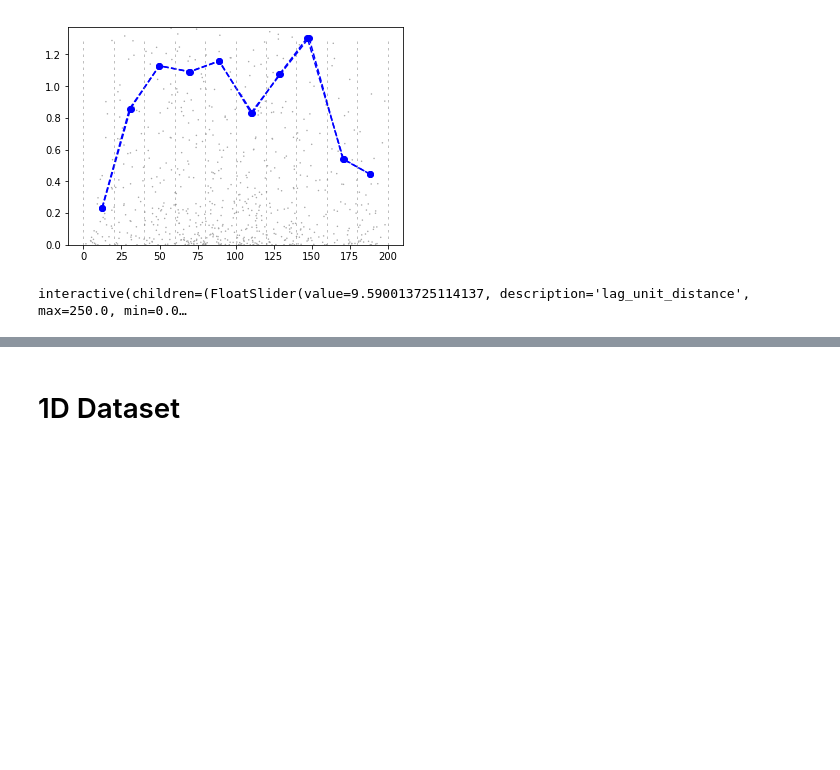
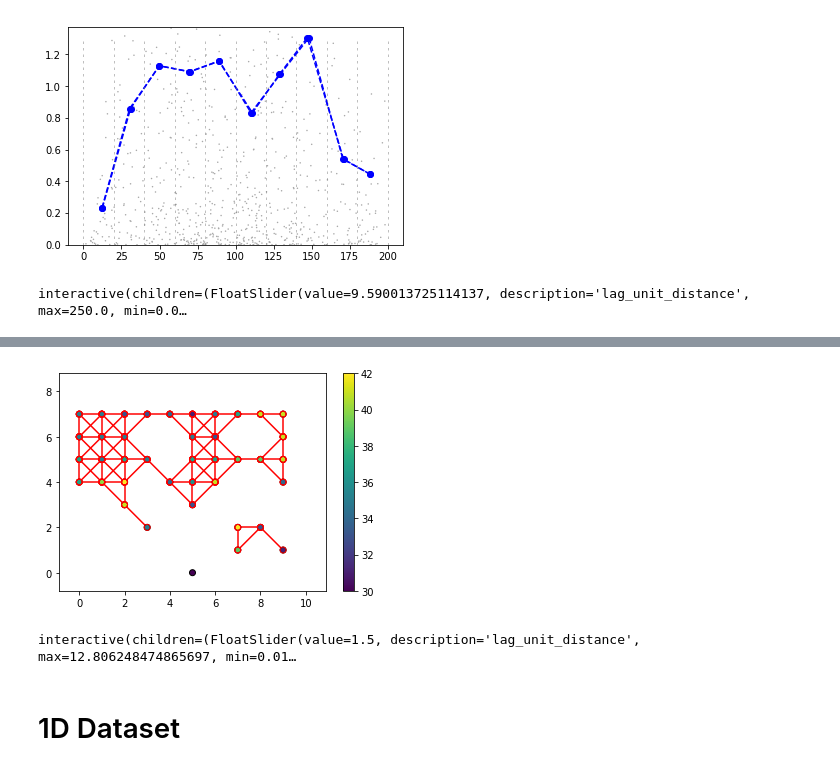
Before and after one commit to gautier-laurent/Geostat_Course, a Jupyter notebook: Geostat Dev.ipynb, the cells around one changed output, grey strips where cells are left out. Saved outputs shown, nothing was run; the diff lists cells and outputs as text; code cells hidden in the pictures; blank space fills up the shorter version.

```diff
--- a/Geostat Dev.ipynb
+++ b/Geostat Dev.ipynb
@@ -519,3 +614,52 @@ interactive(children=(FloatSlider(value=9.590013725114137, description='lag_unit
+# %%
+dataset.show()
+dataset.show_pairs(pairs=vario.get_pairs_class(0))
+# %% [output]
+[figure, added]
+# %%
+vario = Variogram(dataset)
+vario.compute_vario_cloud()
+vario.setup_lags(max_lag_distance=12,lag_unit_distance=1.5)
+vario.compute_variogram()
+lag_unit_distance_widget = widgets.FloatSlider(min=0.01,max=vario.dataset.max_dist(),step=1, value=vario.lag_unit_distance, continuous_update=True)
+max_lag_distance_widget = widgets.FloatSlider(min=vario.dataset.max_dist()/1000,max=vario.dataset.max_dist(),step=1, value=vario.max_lag_distance, continuous_update=True)
+selected_lag_widget = widgets.IntSlider(min=0,max = vario.nb_lags-1, step =1, value=0, continuous_update=True )
+selected_pair_widget = widgets.IntSlider(min=0,max = 1, step =1, value=0, continuous_update=False )
+
+def update_max_lag(*args):
+    vario.setup_lags(max_lag_distance=max_lag_distance_widget.value,lag_unit_distance=lag_unit_distance_widget.value)
+    selected_lag_widget.max = vario.nb_lags
+
+max_lag_distance_widget.observe(update_max_lag,"value")
+lag_unit_distance_widget.observe(update_max_lag,"value")
+
+def update_selected_pair_max(*args):
+    vario.setup_lags(max_lag_distance=max_lag_distance_widget.value,lag_unit_distance=lag_unit_distance_widget.value)
+    selected_pair_widget.max = len(vario.pairs[vario.h_slices[selected_lag_widget.value]])-1
+    selected_pair_widget.value=0
+
+max_lag_distance_widget.observe(update_selected_pair_max,"value")
+lag_unit_distance_widget.observe(update_selected_pair_max,"value")
+selected_lag_widget.observe(update_selected_pair_max,"value")
+
+@interact(
+    lag_unit_distance=lag_unit_distance_widget,
+    max_lag_distance=max_lag_distance_widget,
+    selected_lag=selected_lag_widget,
+    selected_pair=selected_pair_widget,
+    vario=fixed(vario))
+def explore_vario(lag_unit_distance,max_lag_distance,selected_lag,selected_pair,vario):
+    fig,axes = plt.subplots(1,2)
+
+    vario.setup_lags(max_lag_distance=max_lag_distance,lag_unit_distance=lag_unit_distance)
+    vario.compute_variogram()
+    vario.show(show_cloud = True,show_classes=True,ax=axes[0],selected_lag=selected_lag,selected_pair=selected_pair)
+
+    dataset.show(ax=axes[1])
+    dataset.show_pairs(pairs=vario.get_pairs_class(selected_lag),ax=axes[1],highlight_index=selected_pair)
+    fig.set_size_inches((16,6))
+# %% [output]
+interactive(children=(FloatSlider(value=1.5, description='lag_unit_distance', max=12.806248474865697, min=0.01…
 # %% [markdown]
 # 1D Dataset
 # %%
```
Also changed, not shown: parts of 15 cells of this notebook.
